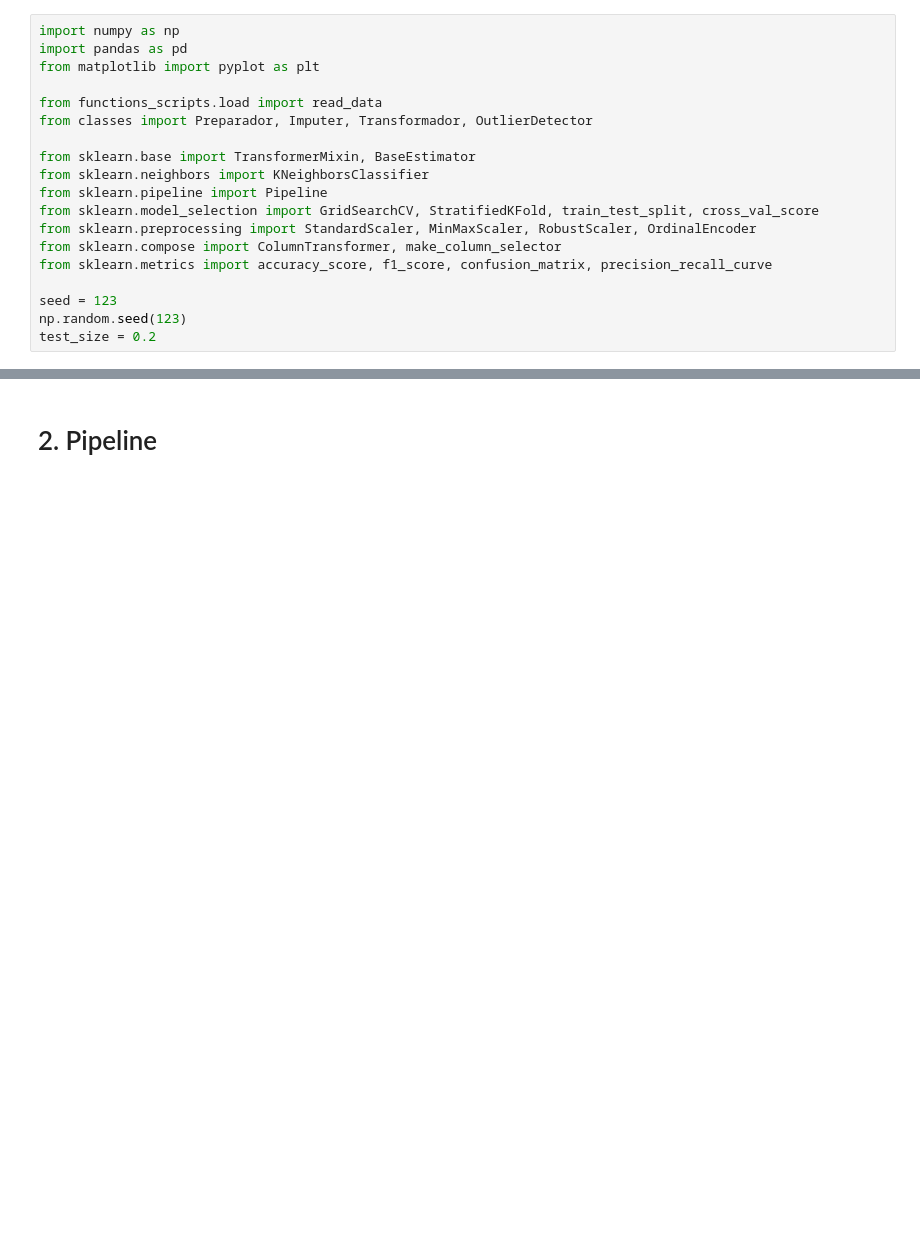
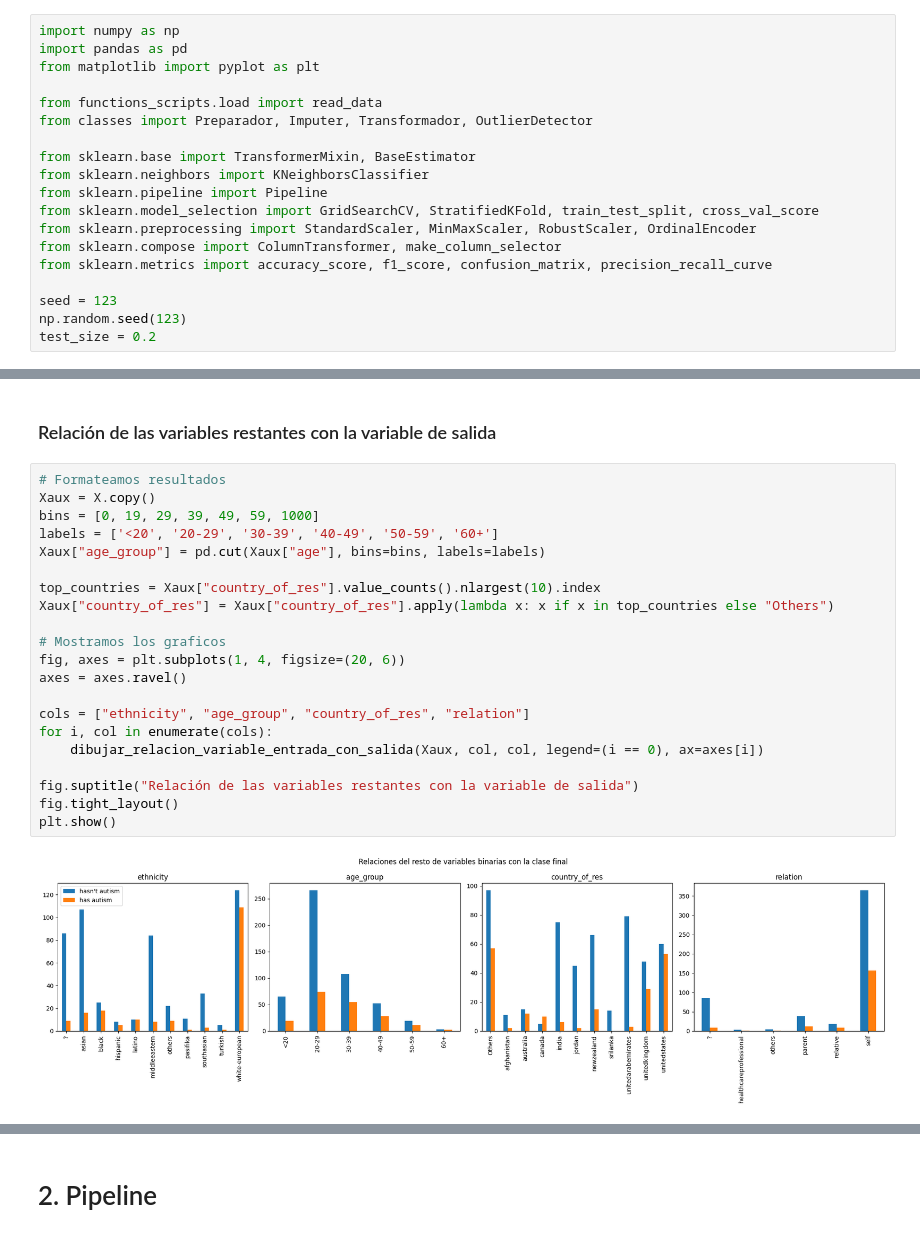
Before and after one commit to chareca/datamining, a Jupyter notebook: final_con_hito.ipynb, the cells around one changed output, grey strips where cells are left out. Drawn from its saved outputs; the diff is of its cells as text; blank space fills up the shorter version.

```diff
--- a/final_con_hito.ipynb
+++ b/final_con_hito.ipynb
@@ -354,0 +289,25 @@ get_graphs(X, y)
+# %% [markdown]
+### Relación de las variables restantes con la variable de salida
+# %%
+# Formateamos resultados
+Xaux = X.copy()
+bins = [0, 19, 29, 39, 49, 59, 1000]
+labels = ['<20', '20-29', '30-39', '40-49', '50-59', '60+']
+Xaux["age_group"] = pd.cut(Xaux["age"], bins=bins, labels=labels)
+
+top_countries = Xaux["country_of_res"].value_counts().nlargest(10).index
+Xaux["country_of_res"] = Xaux["country_of_res"].apply(lambda x: x if x in top_countries else "Others")
+
+# Mostramos los graficos
+fig, axes = plt.subplots(1, 4, figsize=(20, 6))
+axes = axes.ravel()
+
+cols = ["ethnicity", "age_group", "country_of_res", "relation"]
+for i, col in enumerate(cols):
+    dibujar_relacion_variable_entrada_con_salida(Xaux, col, col, legend=(i == 0), ax=axes[i])
+
+fig.suptitle("Relación de las variables restantes con la variable de salida")
+fig.tight_layout()
+plt.show()
+# %% [output]
+[figure, added]
```
Also changed, not shown: parts of 19 cells of this notebook.
